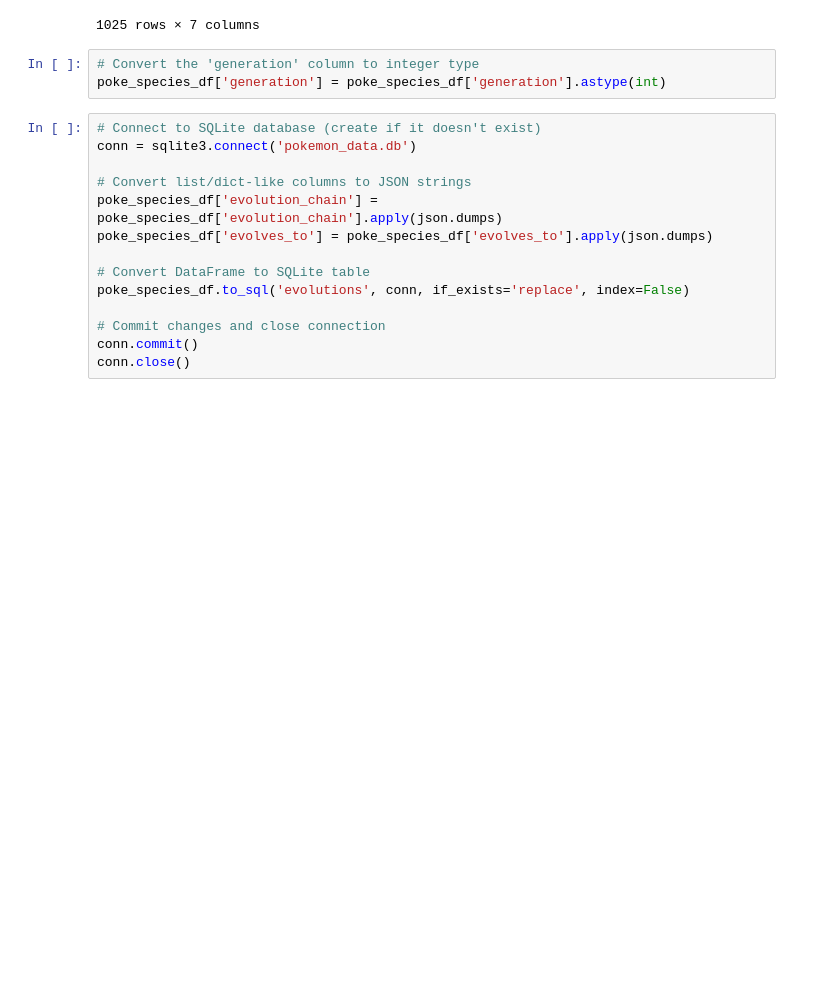
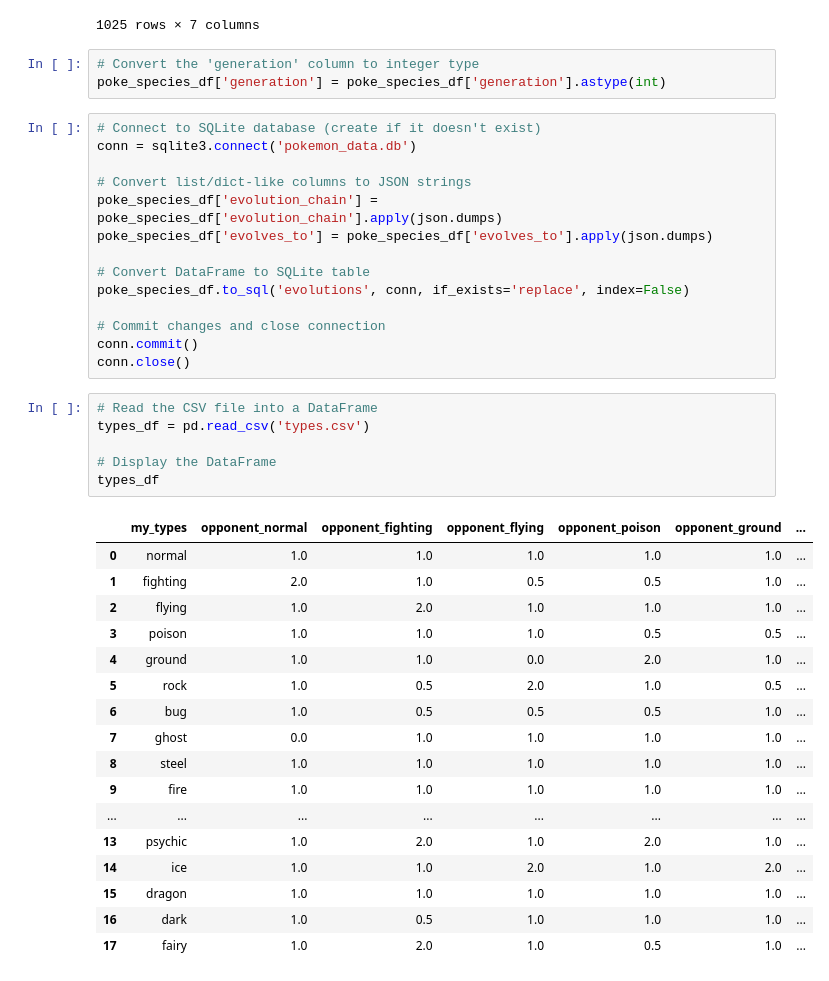
Before and after one commit to mohitjain2/Syndicate, a Jupyter notebook: Datacollection.ipynb, the cells around one changed output. Drawn from its saved outputs; the diff is of its cells as text; blank space fills up the shorter version.

```diff
--- a/Datacollection.ipynb
+++ b/Datacollection.ipynb
@@ -297,3 +297,27 @@ poke_species_df.to_sql('evolutions', conn, if_exists='replace', index=False)
 # Commit changes and close connection
 conn.commit()
 conn.close()
+# %%
+# Read the CSV file into a DataFrame
+types_df = pd.read_csv('types.csv')
+
+# Display the DataFrame
+types_df
+# %% [output]
+|  | my_types | opponent_normal | opponent_fighting | opponent_flying | opponent_poison | opponent_ground | ... |
+| 0 | normal | 1.0 | 1.0 | 1.0 | 1.0 | 1.0 | ... |
+| 1 | fighting | 2.0 | 1.0 | 0.5 | 0.5 | 1.0 | ... |
+| 2 | flying | 1.0 | 2.0 | 1.0 | 1.0 | 1.0 | ... |
+| 3 | poison | 1.0 | 1.0 | 1.0 | 0.5 | 0.5 | ... |
+| 4 | ground | 1.0 | 1.0 | 0.0 | 2.0 | 1.0 | ... |
+| 5 | rock | 1.0 | 0.5 | 2.0 | 1.0 | 0.5 | ... |
+| 6 | bug | 1.0 | 0.5 | 0.5 | 0.5 | 1.0 | ... |
+| 7 | ghost | 0.0 | 1.0 | 1.0 | 1.0 | 1.0 | ... |
+| 8 | steel | 1.0 | 1.0 | 1.0 | 1.0 | 1.0 | ... |
+| 9 | fire | 1.0 | 1.0 | 1.0 | 1.0 | 1.0 | ... |
+| ... | ... | ... | ... | ... | ... | ... | ... |
+| 13 | psychic | 1.0 | 2.0 | 1.0 | 2.0 | 1.0 | ... |
+| 14 | ice | 1.0 | 1.0 | 2.0 | 1.0 | 2.0 | ... |
+| 15 | dragon | 1.0 | 1.0 | 1.0 | 1.0 | 1.0 | ... |
+| 16 | dark | 1.0 | 0.5 | 1.0 | 1.0 | 1.0 | ... |
+| 17 | fairy | 1.0 | 2.0 | 1.0 | 0.5 | 1.0 | ... |
```
Also changed, not shown: parts of 2 cells of this notebook, 2 other files.
